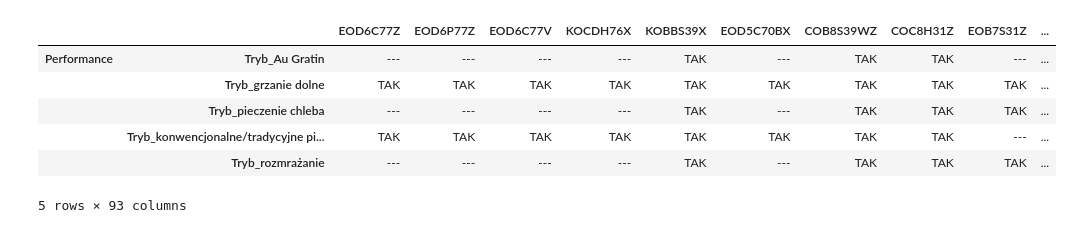
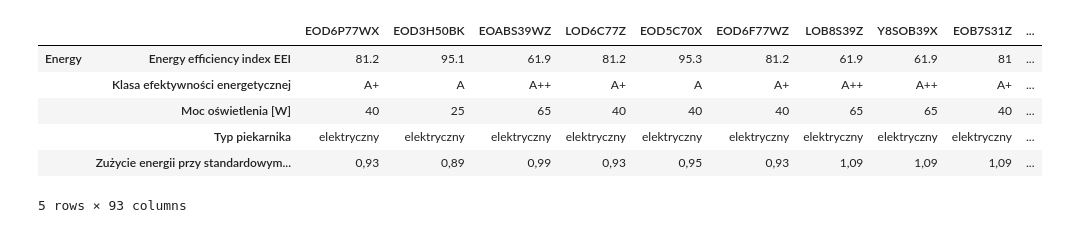
Before and after one commit to JrkKrs/electrolux-oven-compare, a Jupyter notebook: elektrolux.ipynb, the cells around one changed output. Saved outputs shown, nothing was run; the diff lists cells and outputs as text; code cells hidden in the pictures.

```diff
--- a/elektrolux.ipynb
+++ b/elektrolux.ipynb
@@ -51,6 +51,13 @@ for item in data['products']:
                 index_main.append(spec['groupName'])
                 index_sub.append(spec['translatedName'])
 
+for item in data['products']:
+    for f in item['features']:
+        val = f['bullet'] if 'bullet' in f else f['title']
+        if val not in index_sub and val.startswith('Funkcje') == False:
+            index_main.append('Features')
+            index_sub.append(val)
+
 index_main.append('Other')
 index_sub.append('Cena')
 index_main.append('Other')
@@ -59,5 +66,8 @@ arrays = [
     np.array(index_main),
     np.array(index_sub)
 ]
-arrays
+pairs = list(zip(index_main, index_sub))
+sorted_pairs = sorted(pairs, key=lambda x: (x[0], x[1]))
+sorted_arrays = [np.array([x[0] for x in sorted_pairs]), np.array([x[1] for x in sorted_pairs])]
+sorted_arrays
 # %% [output]
@@ -105,5 +115,5 @@ model_products
 # %%
-df = pd.DataFrame('---', index=arrays, columns=model_products, dtype='str')
+df = pd.DataFrame('---', index=sorted_arrays, columns=model_products, dtype='str')
 # df.loc[('Performance', 'Tryb_Au Gratin'), 'KODDP77H'] = 'TAK'
 df
 # %% [output]
@@ -123,16 +133,18 @@ df
 # %%
 for item in data['products']:
     for spec in item['specifications']:
         if spec['name'] == 'CookingFunctions':
             for s in spec['value'].split('|'):
                 val = 'Tryb_' + s
                 df.loc[('Performance', val), item['modelId']] = "TAK"
+        else:
+            df.loc[(spec['groupName'], spec['translatedName']), item['modelId']] = spec['value'].replace('|','\n')
 df.head()
 # %% [output]
-|  |  | EOD6C77Z | EOD6P77Z | EOD6C77V | KOCDH76X | KOBBS39X | EOD5C70BX | COB8S39WZ | COC8H31Z | EOB7S31Z | ... |
-| Performance | Tryb_Au Gratin | --- | --- | --- | --- | TAK | --- | TAK | TAK | --- | ... |
-|  | Tryb_grzanie dolne | TAK | TAK | TAK | TAK | TAK | TAK | TAK | TAK | TAK | ... |
-|  | Tryb_pieczenie chleba | --- | --- | --- | --- | TAK | --- | TAK | TAK | TAK | ... |
-|  | Tryb_konwencjonalne/tradycyjne pi... | TAK | TAK | TAK | TAK | TAK | TAK | TAK | TAK | --- | ... |
-|  | Tryb_rozmrażanie | --- | --- | --- | --- | TAK | --- | TAK | TAK | TAK | ... |
+|  |  | EOD6P77WX | EOD3H50BK | EOABS39WZ | LOD6C77Z | EOD5C70X | EOD6F77WZ | LOB8S39Z | Y8SOB39X | EOB7S31Z | ... |
+| Energy | Energy efficiency index EEI | 81.2 | 95.1 | 61.9 | 81.2 | 95.3 | 81.2 | 61.9 | 61.9 | 81 | ... |
+|  | Klasa efektywności energetycznej | A+ | A | A++ | A+ | A | A+ | A++ | A++ | A+ | ... |
+|  | Moc oświetlenia [W] | 40 | 25 | 65 | 40 | 40 | 40 | 65 | 65 | 40 | ... |
+|  | Typ piekarnika | elektryczny | elektryczny | elektryczny | elektryczny | elektryczny | elektryczny | elektryczny | elektryczny | elektryczny | ... |
+|  | Zużycie energii przy standardowym... | 0,93 | 0,89 | 0,99 | 0,93 | 0,95 | 0,93 | 1,09 | 1,09 | 1,09 | ... |
 5 rows × 93 columns
```
Also changed, not shown: parts of 11 cells of this notebook, 7 other files.
